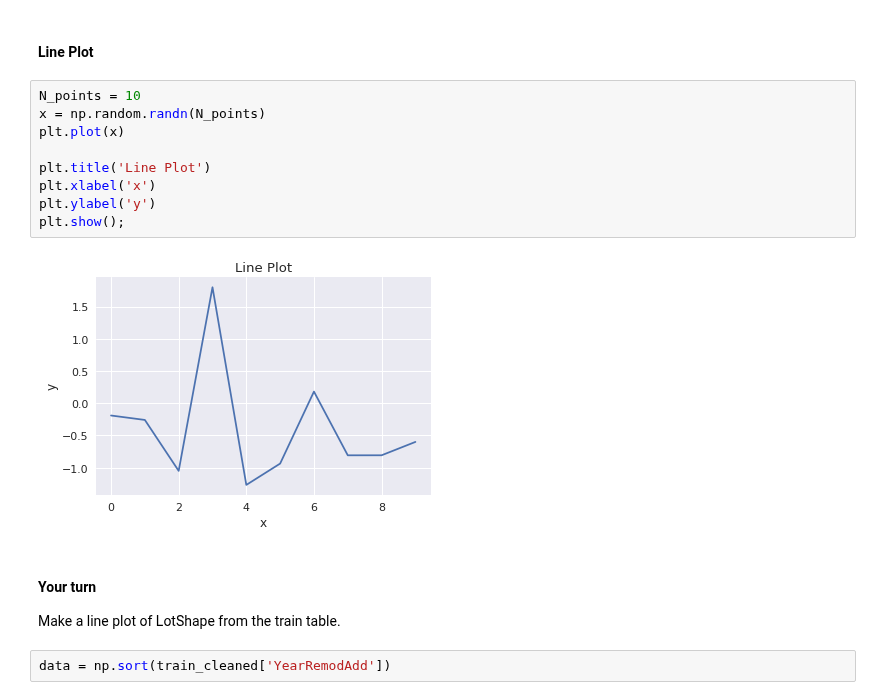
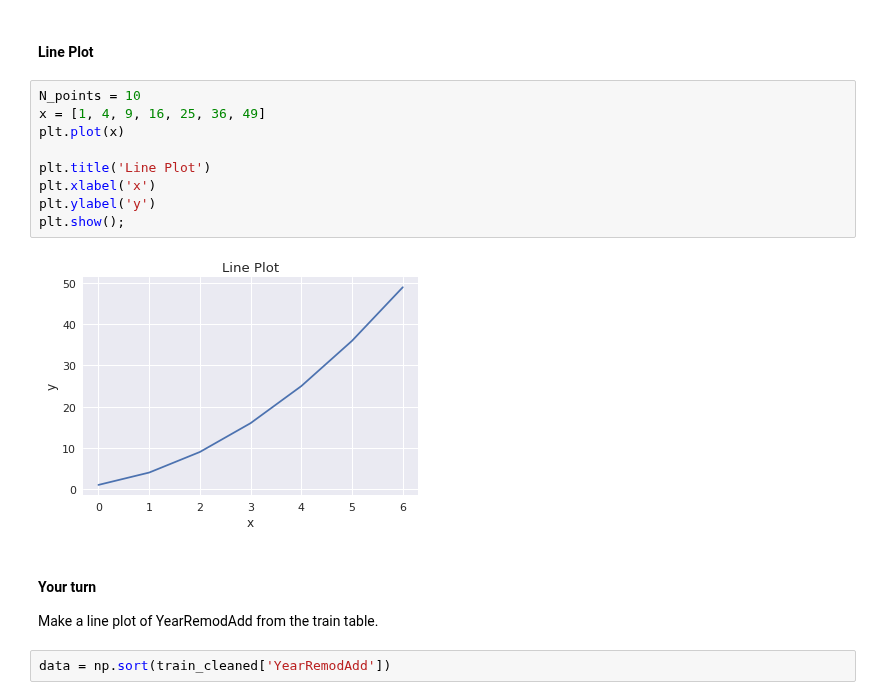
Before and after one commit to SUSA-org/Fall-2018-Career-Exploration, a Jupyter notebook: Lectures/Lecture8/data.ipynb, the cells around one changed output. Cells and saved outputs as stored; diff of their text form.

```diff
--- a/Lectures/Lecture8/data.ipynb
+++ b/Lectures/Lecture8/data.ipynb
@@ -818,18 +820,18 @@ Make a scatterplot of MoSold versus SalePrice from the train table.
 #### Line Plot
 # %%
 N_points = 10
-x = np.random.randn(N_points)
+x = [1, 4, 9, 16, 25, 36, 49]
 plt.plot(x)
 
 plt.title('Line Plot')
 plt.xlabel('x')
 plt.ylabel('y')
 plt.show();
 # %% [output]
-[figure, old version]
+[figure, new version]
 # %% [markdown]
 #### Your turn
-Make a line plot of LotShape from the train table.
+Make a line plot of YearRemodAdd from the train table.
 # %%
 data = np.sort(train_cleaned['YearRemodAdd'])
 # %% [markdown]
```
Also changed, not shown: parts of 8 cells of this notebook, 2 other files.
